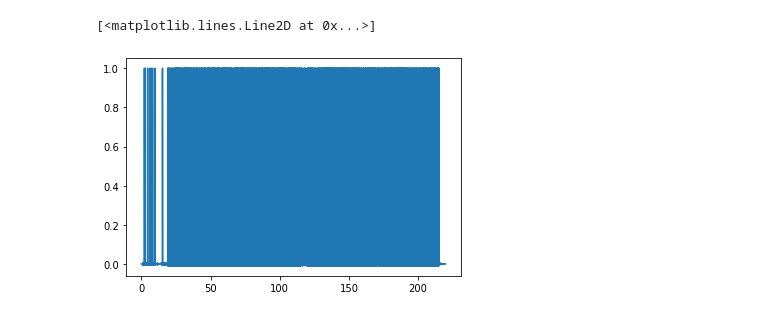
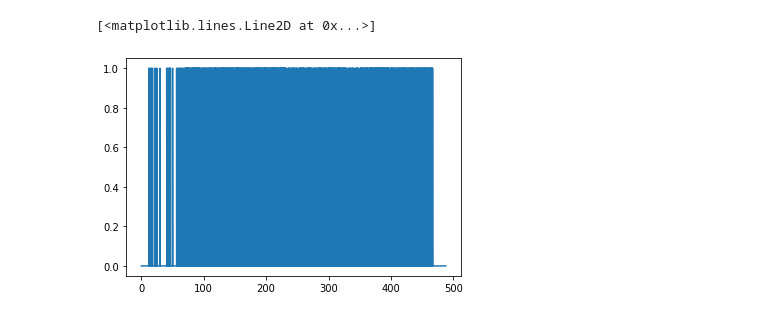
Before and after one commit to szymonrucinski/AiRoll, a Jupyter notebook: editor/audio_component/beat_detection.ipynb, the cells around one changed output. Cells and saved outputs as stored; diff of their text form; code cells hidden in the pictures.

```diff
--- a/editor/audio_component/beat_detection.ipynb
+++ b/editor/audio_component/beat_detection.ipynb
@@ -14,10 +14,7 @@ from playsound import playsound
 # x, sr = librosa.load('D:\\Programowanie\\AI\\editor\\data\\samples\\inputs\\africa-toto.wav')
 # x, sr = librosa.load('D:\\Programowanie\\AI\\editor\\data\\samples\\inputs\\file_example_WAV_1MG.wav')
 # x, sr = librosa.load('D:\\Programowanie\\AI\\editor\\data\\samples\\inputs\\around_the_world-atc.wav')
-x, sr = librosa.load('D:\\Programowanie\\AI\\editor\\data\\samples\\inputs\\beautiful_life-ace_of_base.wav')
-
-print('x length = {}'.format(len(x)))
-print('sample rate = {}'.format(sr))
-print('sound clip is {} seconds long' .format(int((len(x)/sr))))
-t = np.array(range(0, len(x))) /sr
+# x, sr = librosa.load('D:\\Programowanie\\AI\\editor\\data\\samples\\inputs\\beautiful_life-ace_of_base.wav')
+x, sr = librosa.load('D:\\Programowanie\\AI\\editor\\data\\samples\\inputs\\temple_of_love-sisters_of_mercy.wav')
+# x, sr = librosa.load("D:\\Programowanie\\AI\editor\\data\\samples\\outputs\\fft_output.wav")
 # %% [output]
@@ -27,5 +29,4 @@ sound clip is 219 seconds long
 # %%
-indexes = detect_peaks(x, mph = 0.5, mpd=5000)
-print('Peaks are: %s' % (indexes))
-print(len(indexes))
+indexes = detect_peaks(x, mph = 0.9, mpd=sr/2)
+print('There are {} peaks'.format((len(indexes))))
 # %% [output]
@@ -49,13 +34,13 @@ Peaks are: [  48937   62021  101252  141211  160011  179765  219151  337229  420
 # %%
 #audio from peaks
-sample = x
+sample = np.zeros(len(x))
 for index in indexes:
-    x[index] = 100
+    sample[index] = 1
 
 m = np.max(np.abs(sample))
 sigf32 = (sample/m).astype(np.float32)
-write("detect_peaks.wav", sr , sigf32)
+write("D:\Programowanie\AI\editor\data\samples\outputs\detect_peaks.wav", sr , sigf32)
 plt.plot(t,sigf32)
 # %% [output]
 [<matplotlib.lines.Line2D at 0x...>]
-[figure, old version]
+[figure, new version]
```
Also changed, not shown: parts of 5 cells of this notebook, 12 other files.
